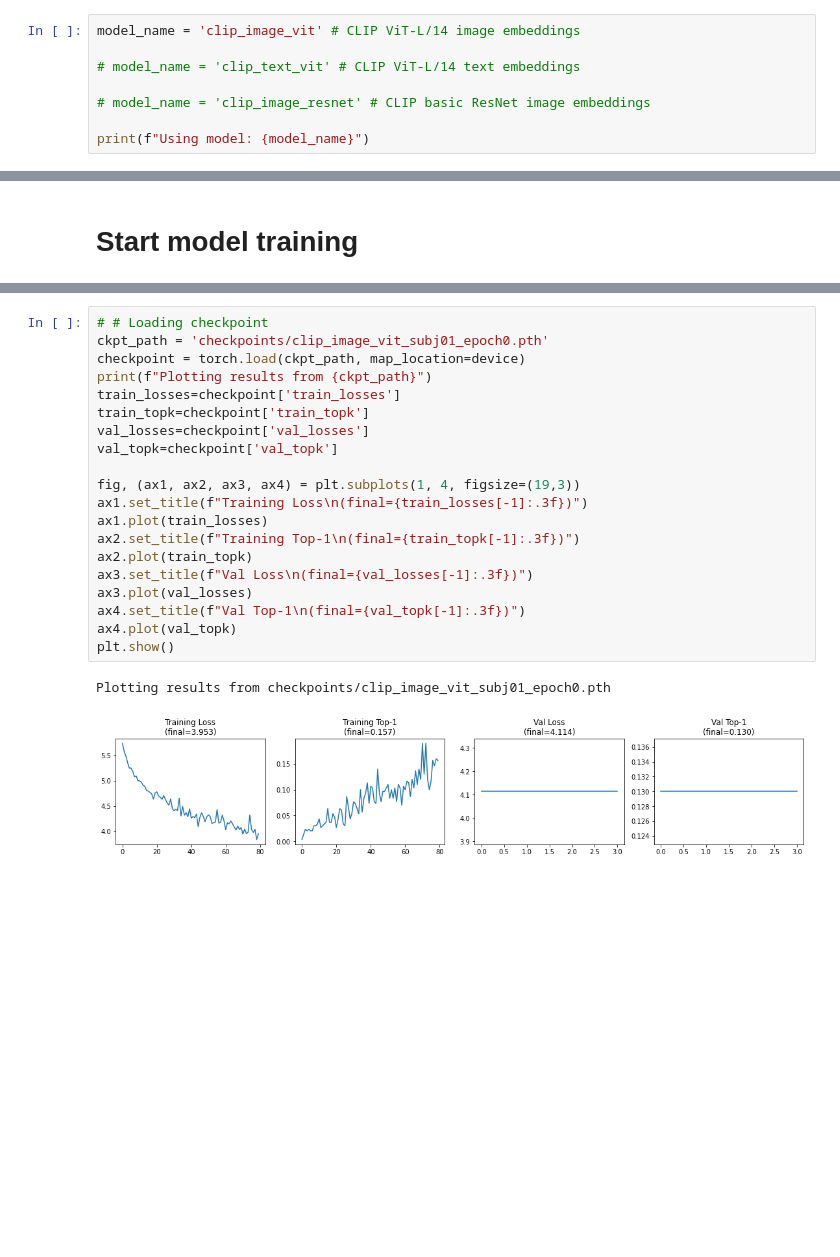
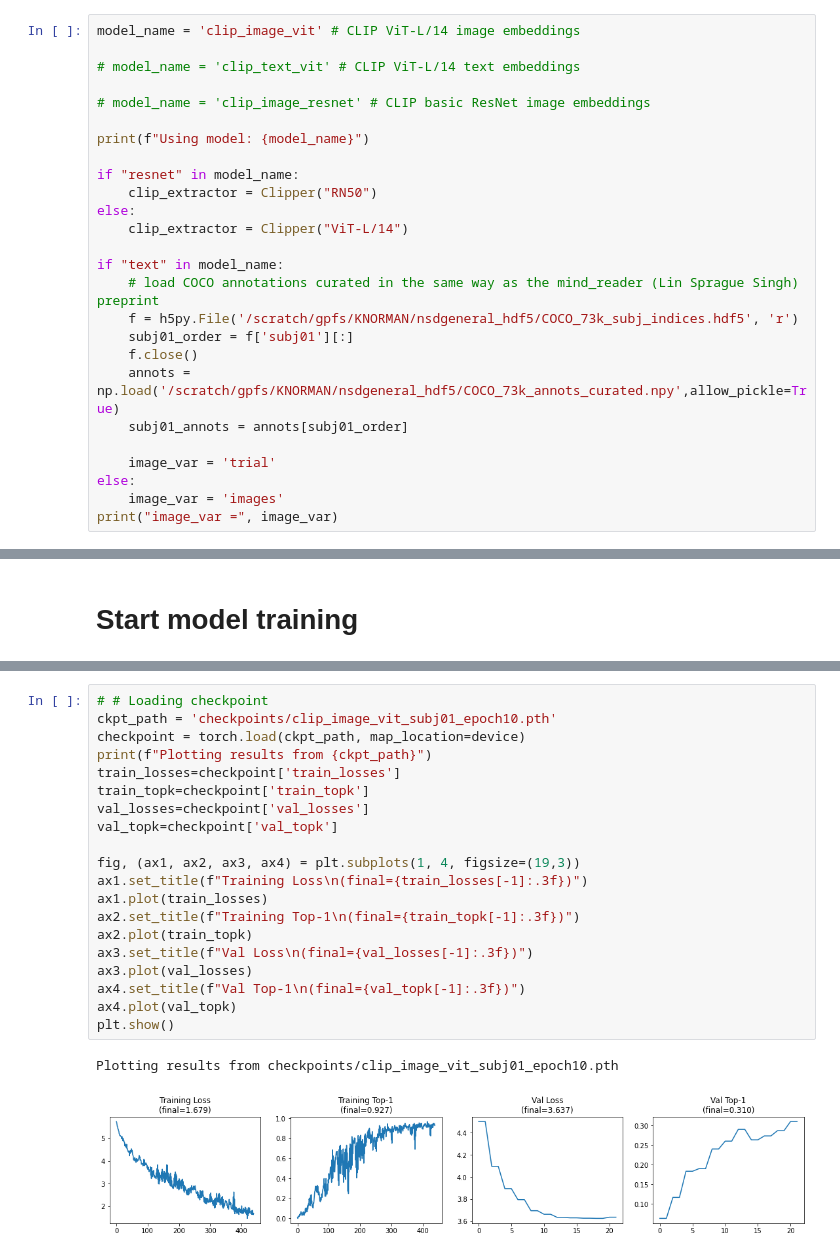
Before and after one commit to MedARC-AI/fMRI-reconstruction-NSD, a Jupyter notebook: fMRI/Voxel_to_CLIPvoxel.ipynb, the cells around one changed output, grey strips where cells are left out. Cells and saved outputs as stored; diff of their text form; blank space fills up the shorter version.

```diff
--- a/fMRI/Voxel_to_CLIPvoxel.ipynb
+++ b/fMRI/Voxel_to_CLIPvoxel.ipynb
@@ -155,5 +152,23 @@ model_name = 'clip_image_vit' # CLIP ViT-L/14 image embeddings
 # model_name = 'clip_image_resnet' # CLIP basic ResNet image embeddings
 
 print(f"Using model: {model_name}")
+
+if "resnet" in model_name:
+    clip_extractor = Clipper("RN50")
+else:
+    clip_extractor = Clipper("ViT-L/14")
+
+if "text" in model_name:
+    # load COCO annotations curated in the same way as the mind_reader (Lin Sprague Singh) preprint
+    f = h5py.File('/scratch/gpfs/KNORMAN/nsdgeneral_hdf5/COCO_73k_subj_indices.hdf5', 'r')
+    subj01_order = f['subj01'][:]
+    f.close()
+    annots = np.load('/scratch/gpfs/KNORMAN/nsdgeneral_hdf5/COCO_73k_annots_curated.npy',allow_pickle=True)
+    subj01_annots = annots[subj01_order]
+
+    image_var = 'trial'
+else:
+    image_var = 'images'
+print("image_var =", image_var)
 # %% [output]
 Using model: clip_image_vit
@@ -533,24 +457,24 @@ KeyboardInterrupt:
 # %%
 # # Loading checkpoint
-ckpt_path = 'checkpoints/clip_image_vit_subj01_epoch0.pth'
+ckpt_path = 'checkpoints/clip_image_vit_subj01_epoch10.pth'
 checkpoint = torch.load(ckpt_path, map_location=device)
 print(f"Plotting results from {ckpt_path}")
 train_losses=checkpoint['train_losses']
 train_topk=checkpoint['train_topk']
 val_losses=checkpoint['val_losses']
 val_topk=checkpoint['val_topk']
 
 fig, (ax1, ax2, ax3, ax4) = plt.subplots(1, 4, figsize=(19,3))
 ax1.set_title(f"Training Loss\n(final={train_losses[-1]:.3f})")
 ax1.plot(train_losses)
 ax2.set_title(f"Training Top-1\n(final={train_topk[-1]:.3f})")
 ax2.plot(train_topk)
 ax3.set_title(f"Val Loss\n(final={val_losses[-1]:.3f})")
 ax3.plot(val_losses)
 ax4.set_title(f"Val Top-1\n(final={val_topk[-1]:.3f})")
 ax4.plot(val_topk)
 plt.show()
 # %% [output]
-Plotting results from checkpoints/clip_image_vit_subj01_epoch0.pth
+Plotting results from checkpoints/clip_image_vit_subj01_epoch10.pth
-[figure, old version]
+[figure, new version]
 # %% [markdown]
```
Also changed, not shown: parts of 24 cells of this notebook, 1 other file.
